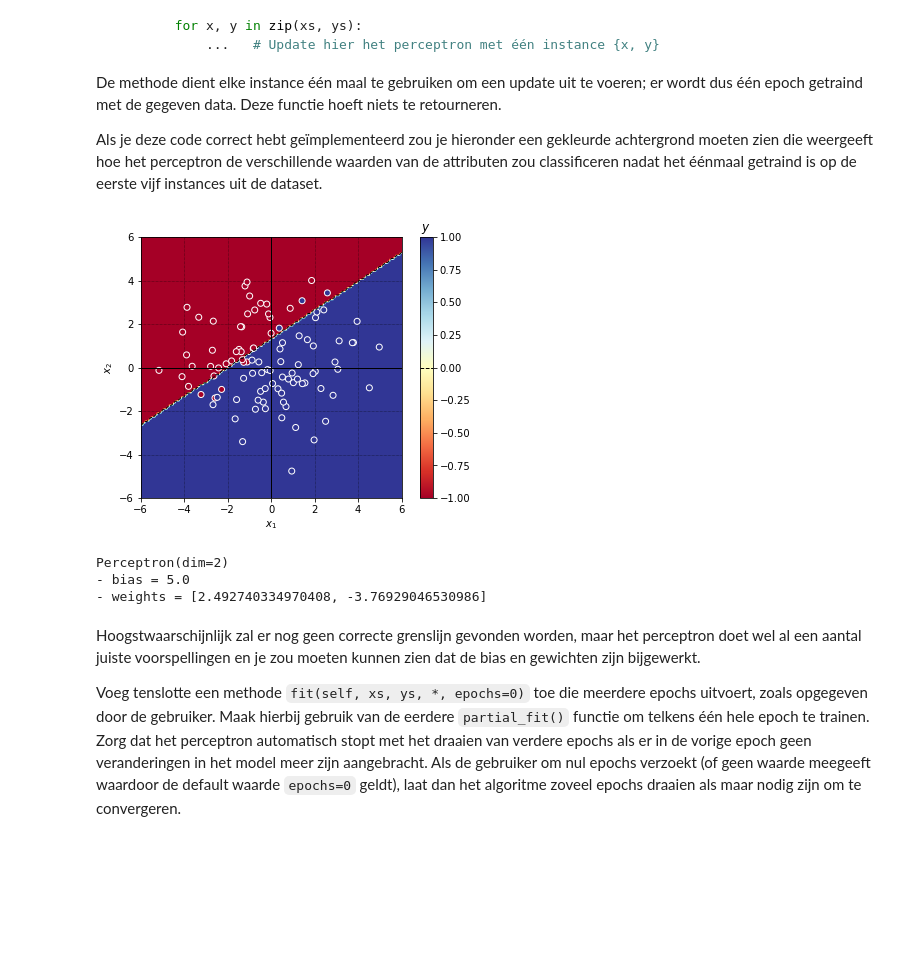
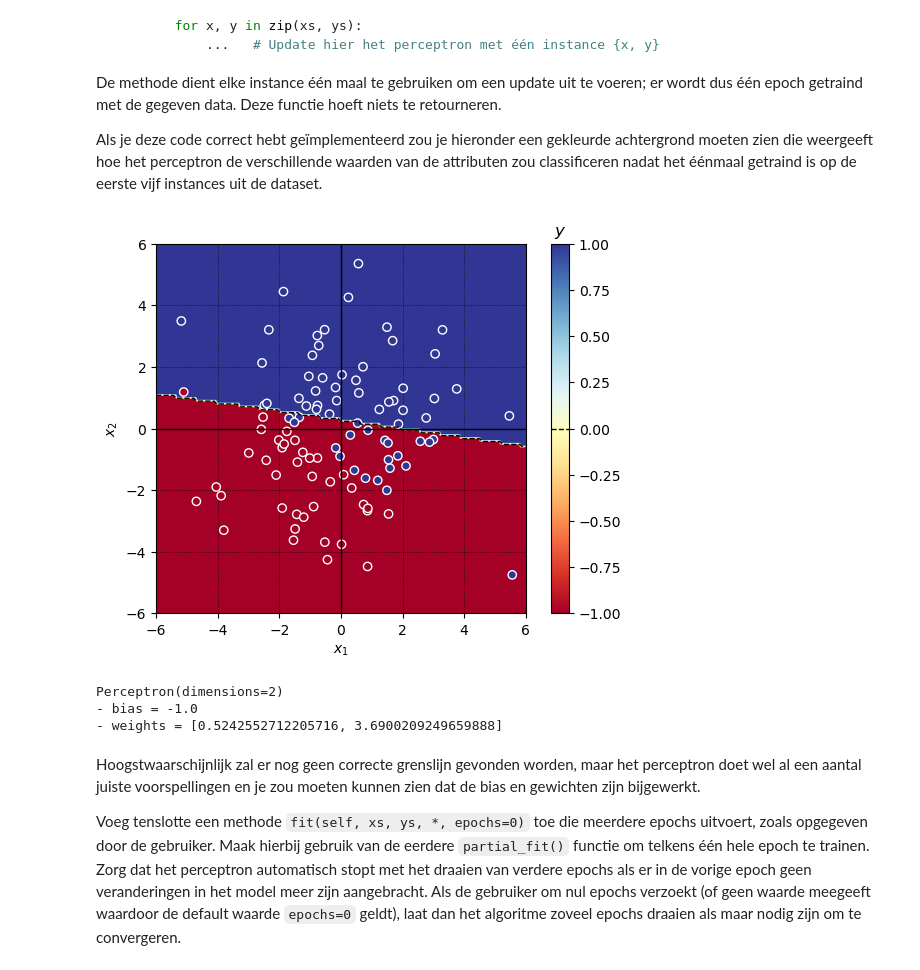
Before and after one commit to denniswiersma/AdvancedDatamining, a Jupyter notebook: chapter1/Werkcollege_v2223-H1.ipynb, the cells around one changed output. Saved outputs shown, nothing was run; the diff lists cells and outputs as text; code cells hidden in the pictures; blank space fills up the shorter version.

Commit message:
implemented perceptron

```diff
--- a/chapter1/Werkcollege_v2223-H1.ipynb
+++ b/chapter1/Werkcollege_v2223-H1.ipynb
@@ -192,17 +192,17 @@ De methode dient elke instance één maal te gebruiken om een update uit te voer
 
 Als je deze code correct hebt geïmplementeerd zou je hieronder een gekleurde achtergrond moeten zien die weergeeft hoe het perceptron de verschillende waarden van de attributen zou classificeren nadat het éénmaal getraind is op de eerste vijf instances uit de dataset.
 # %%
-my_perceptron = model.Perceptron(dim=2)
+my_perceptron = model.Perceptron(dimensions=2)
 my_perceptron.partial_fit(xs[:5], ys[:5])
 data.scatter(xs, ys, model=my_perceptron)
 print(my_perceptron)
 print(f'- bias = {my_perceptron.bias}')
 print(f'- weights = {my_perceptron.weights}')
 # %% [output]
-[figure, old version]
+[figure, new version]
-Perceptron(dim=2)
-- bias = 5.0
-- weights = [2.492740334970408, -3.76929046530986]
+Perceptron(dimensions=2)
+- bias = -1.0
+- weights = [0.5242552712205716, 3.6900209249659888]
 # %% [markdown]
 Hoogstwaarschijnlijk zal er nog geen correcte grenslijn gevonden worden, maar het perceptron doet wel al een aantal juiste voorspellingen en je zou moeten kunnen zien dat de bias en gewichten zijn bijgewerkt.
 
```
Also changed, not shown: parts of 8 cells of this notebook, 1 other file.
